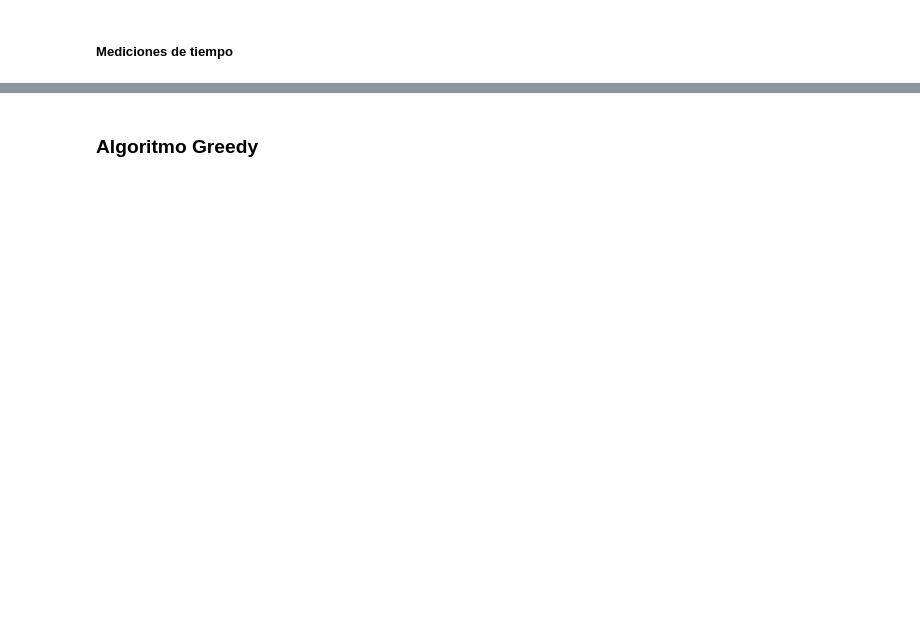
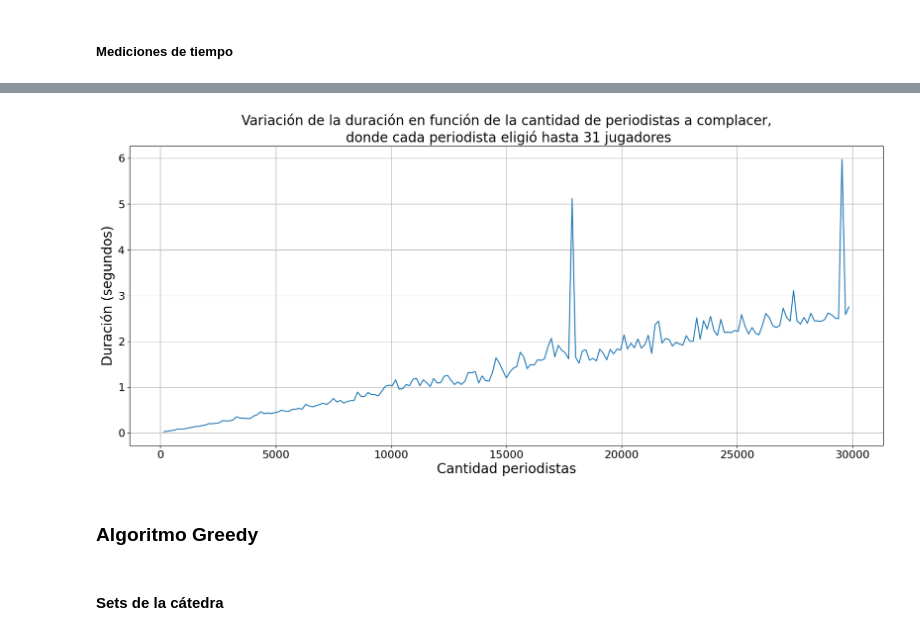
Before and after one commit to valenadels/TDA-I-Fiuba, a Jupyter notebook: TP3/TP3.ipynb, the cells around one changed output, grey strips where cells are left out. Drawn from its saved outputs; the diff is of its cells as text; code cells hidden in the pictures; blank space fills up the shorter version.

```diff
--- a/TP3/TP3.ipynb
+++ b/TP3/TP3.ipynb
@@ -645,13 +658,15 @@ cantidad_jugadores_jugadores_lp_aprox = [i for i in range(150, 30000,150)]
 # %%
 plt.figure(figsize=(20, 8))
-plt.plot(cantidad_jugadores_jugadores_lp_aprox, tiempos_ejecucion_jugadores_lp_aprox)
+plt.plot(cantidad_periodistas, tiempos_ejecucion_perfo_31_lp_aprox)
 plt.xlabel('Cantidad periodistas', fontsize=20)
 plt.ylabel('Duración (segundos)', fontsize=20)
 plt.title('Variación de la duración en función de la cantidad de periodistas a complacer,\n donde cada periodista eligió hasta 31 jugadores', fontsize=20)
 plt.grid(True)
 plt.xticks(fontsize=16)
 plt.yticks(fontsize=16)
 plt.show()
+# %% [output]
+[figure, added]
 # %% [markdown]
 ### Algoritmo Greedy
 # %%
@@ -696,0 +707,2 @@ solucion_200, tiempo_ejecucion_200 = solucion_greedy(pedidos_prensa_200)
+# %% [markdown]
+#### Sets de la cátedra
```
Also changed, not shown: parts of 17 cells of this notebook.
